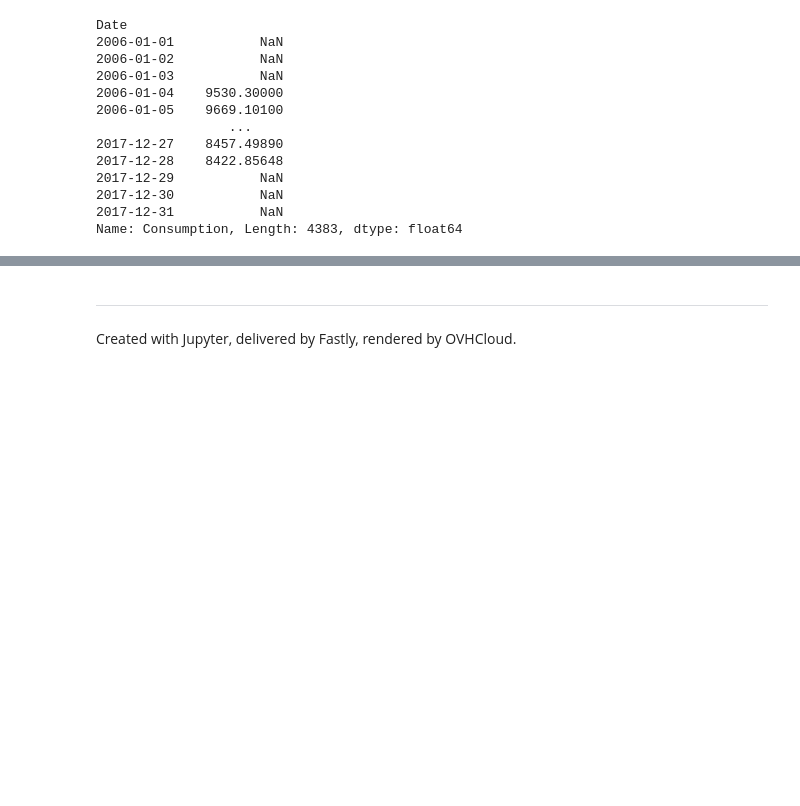
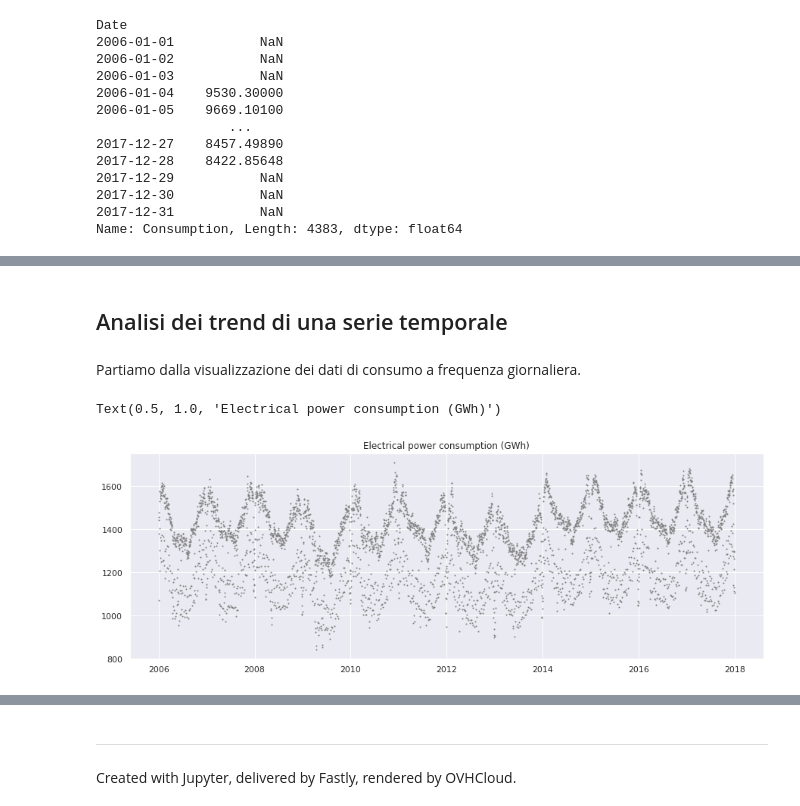
Before and after one commit to fbagattini/Lezioni, a Jupyter notebook: Analisi e Forecast di Serie Temporali con Python - Parte II.ipynb, the cells around one changed output, grey strips where cells are left out. Saved outputs shown, nothing was run; the diff lists cells and outputs as text; code cells hidden in the pictures; blank space fills up the shorter version.

```diff
--- a/Analisi e Forecast di Serie Temporali con Python - Parte II.ipynb
+++ b/Analisi e Forecast di Serie Temporali con Python - Parte II.ipynb
@@ -266,0 +350,15 @@ sns.set()
+# %% [markdown]
+Analisi dei trend di una serie temporale
+---
+# %% [markdown]
+Partiamo dalla visualizzazione dei dati di consumo a frequenza giornaliera.
+# %%
+plt.plot(df['Consumption'],
+         marker='.',
+         markersize=2,
+         linestyle='',
+         color='gray')
+plt.title('Electrical power consumption (GWh)')
+# %% [output]
+Text(0.5, 1.0, 'Electrical power consumption (GWh)')
+[figure, added]
```
Also changed, not shown: parts of 82 cells of this notebook.
